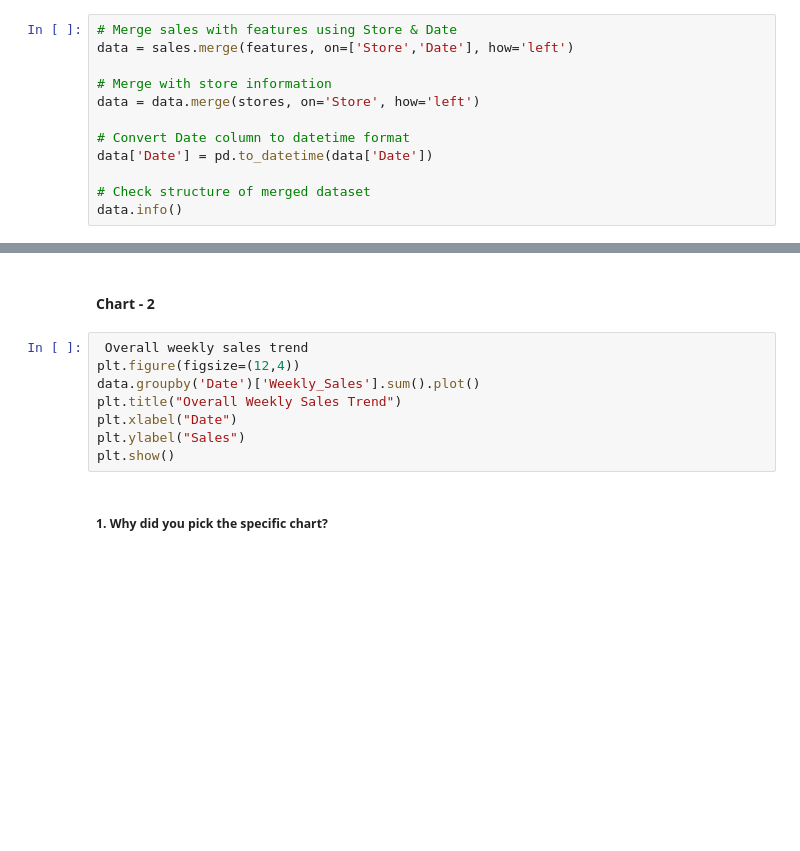
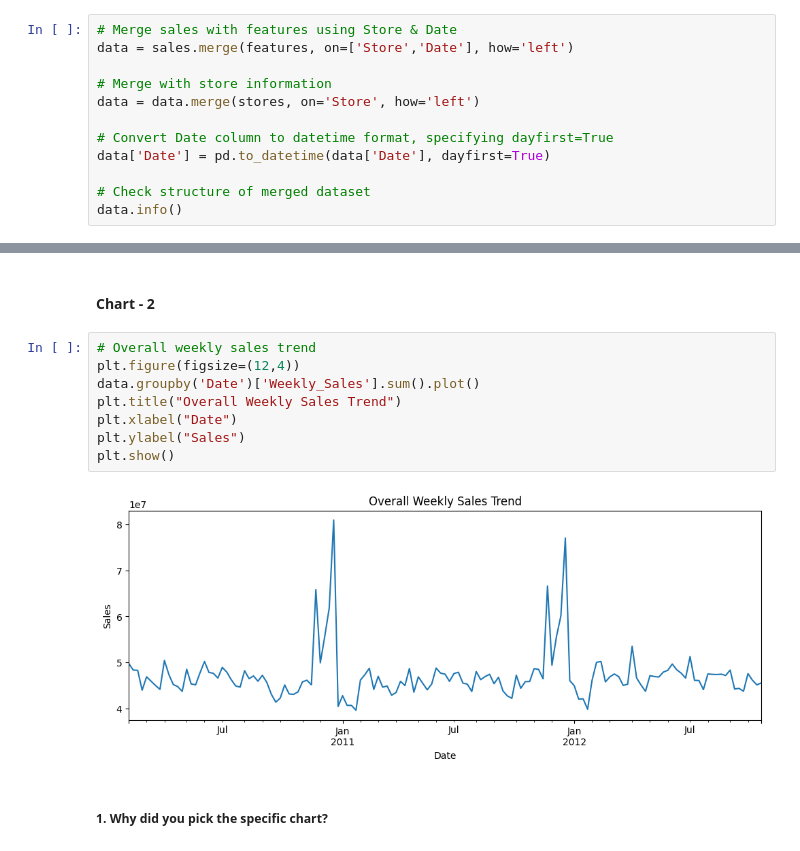
Before and after one commit to Nischay-verma/Specialization--Capstone-3--Integrated-Retail-Analytics-, a Jupyter notebook: Specialization_Capstone_Module_3_Integrated_Retail_Analytics.ipynb, the cells around one changed output, grey strips where cells are left out. Drawn from its saved outputs; the diff is of its cells as text; blank space fills up the shorter version.

```diff
--- a/Specialization_Capstone_Module_3_Integrated_Retail_Analytics.ipynb
+++ b/Specialization_Capstone_Module_3_Integrated_Retail_Analytics.ipynb
@@ -132,8 +207,8 @@ data = sales.merge(features, on=['Store','Date'], how='left')
 # Merge with store information
 data = data.merge(stores, on='Store', how='left')
 
-# Convert Date column to datetime format
-data['Date'] = pd.to_datetime(data['Date'])
+# Convert Date column to datetime format, specifying dayfirst=True
+data['Date'] = pd.to_datetime(data['Date'], dayfirst=True)
 
 # Check structure of merged dataset
 data.info()
@@ -227,13 +348,15 @@ Answer Here
 # %% [markdown]
 #### Chart - 2
 # %%
- Overall weekly sales trend
+# Overall weekly sales trend
 plt.figure(figsize=(12,4))
 data.groupby('Date')['Weekly_Sales'].sum().plot()
 plt.title("Overall Weekly Sales Trend")
 plt.xlabel("Date")
 plt.ylabel("Sales")
 plt.show()
+# %% [output]
+[figure, added]
 # %% [markdown]
 ##### 1. Why did you pick the specific chart?
 # %% [markdown]
```
Also changed, not shown: parts of 24 cells of this notebook.
